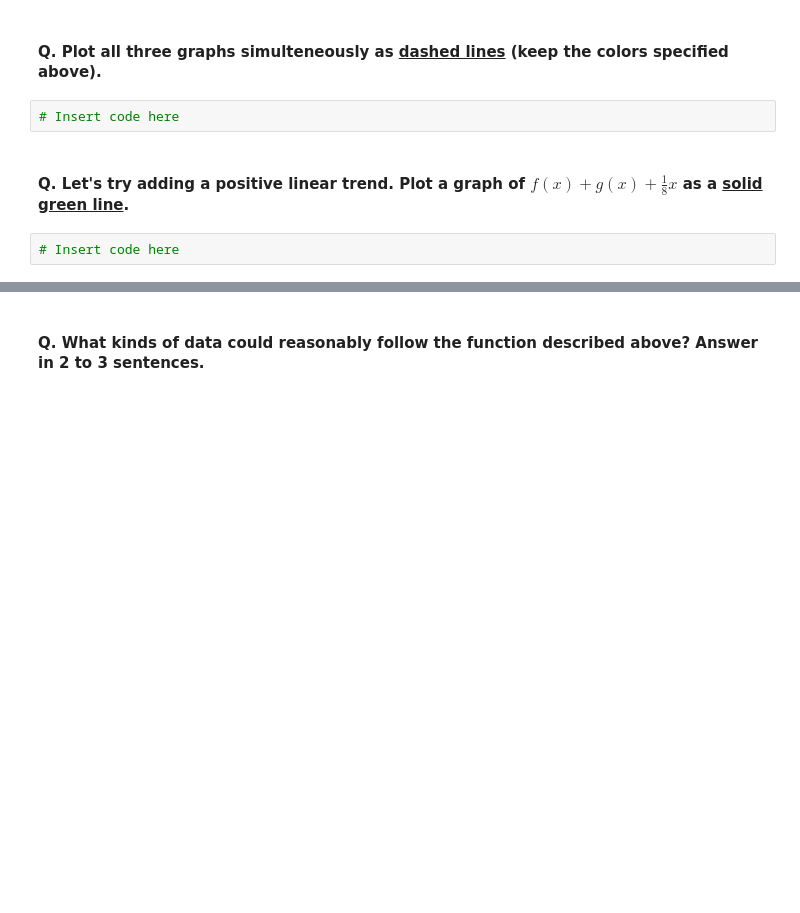
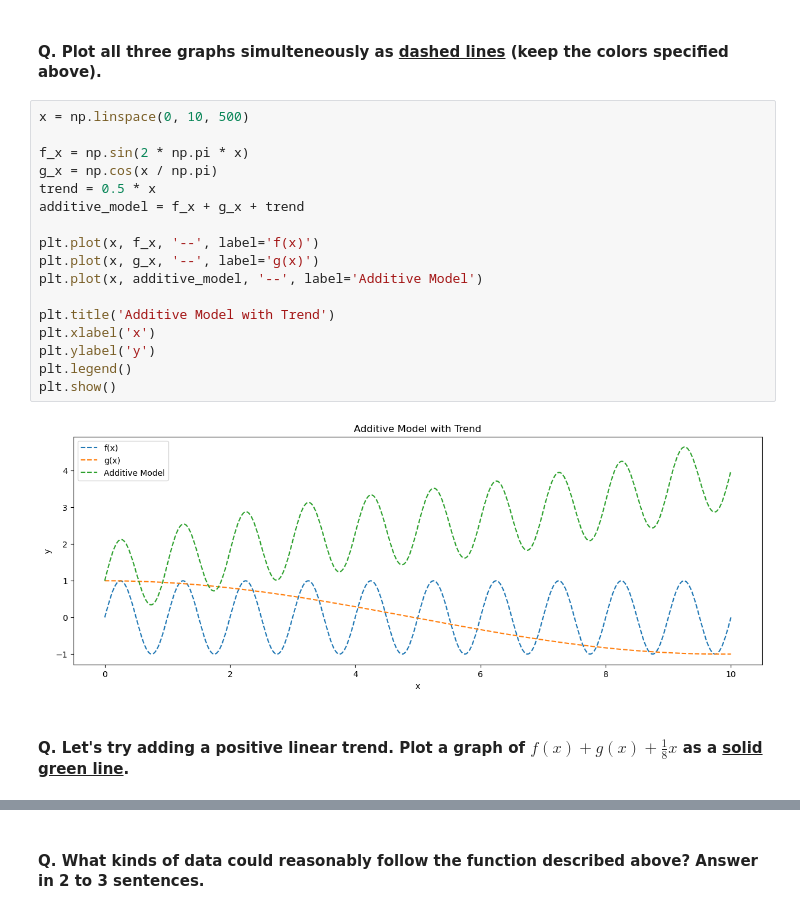
Before and after one commit to Brittany2028/ml-quiz, a Jupyter notebook: Take Home Quiz 1 - Curve Fitting.ipynb, the cells around one changed output, grey strips where cells are left out. Saved outputs shown, nothing was run; the diff lists cells and outputs as text; blank space fills up the shorter version.

Commit message:
with additive and fit1

```diff
--- a/Take Home Quiz 1 - Curve Fitting.ipynb
+++ b/Take Home Quiz 1 - Curve Fitting.ipynb
@@ -133,9 +133,24 @@ In a composition, we plug g(x) into f, so the output is f(g(x)). This makes the
 ---
 # %% [markdown]
 #### Q. Plot all three graphs simulteneously as <b><u>dashed lines</u></b> (keep the colors specified above).
-# %%
-# Insert code here
+# %%
+x = np.linspace(0, 10, 500)
+
+f_x = np.sin(2 * np.pi * x)
+g_x = np.cos(x / np.pi)
+trend = 0.5 * x
+additive_model = f_x + g_x + trend
+
+plt.plot(x, f_x, '--', label='f(x)')
+plt.plot(x, g_x, '--', label='g(x)')
+plt.plot(x, additive_model, '--', label='Additive Model')
+
+plt.title('Additive Model with Trend')
+plt.xlabel('x')
+plt.ylabel('y')
+plt.legend()
+plt.show()
+# %% [output]
+[figure, added]
 # %% [markdown]
 #### Q. Let's try adding a positive linear trend. Plot a graph of $f(x) + g(x) + \frac{1}{8}x$ as a <b><u>solid green line</u></b>.
-# %%
-# Insert code here
```
Also changed, not shown: parts of 16 cells of this notebook.
